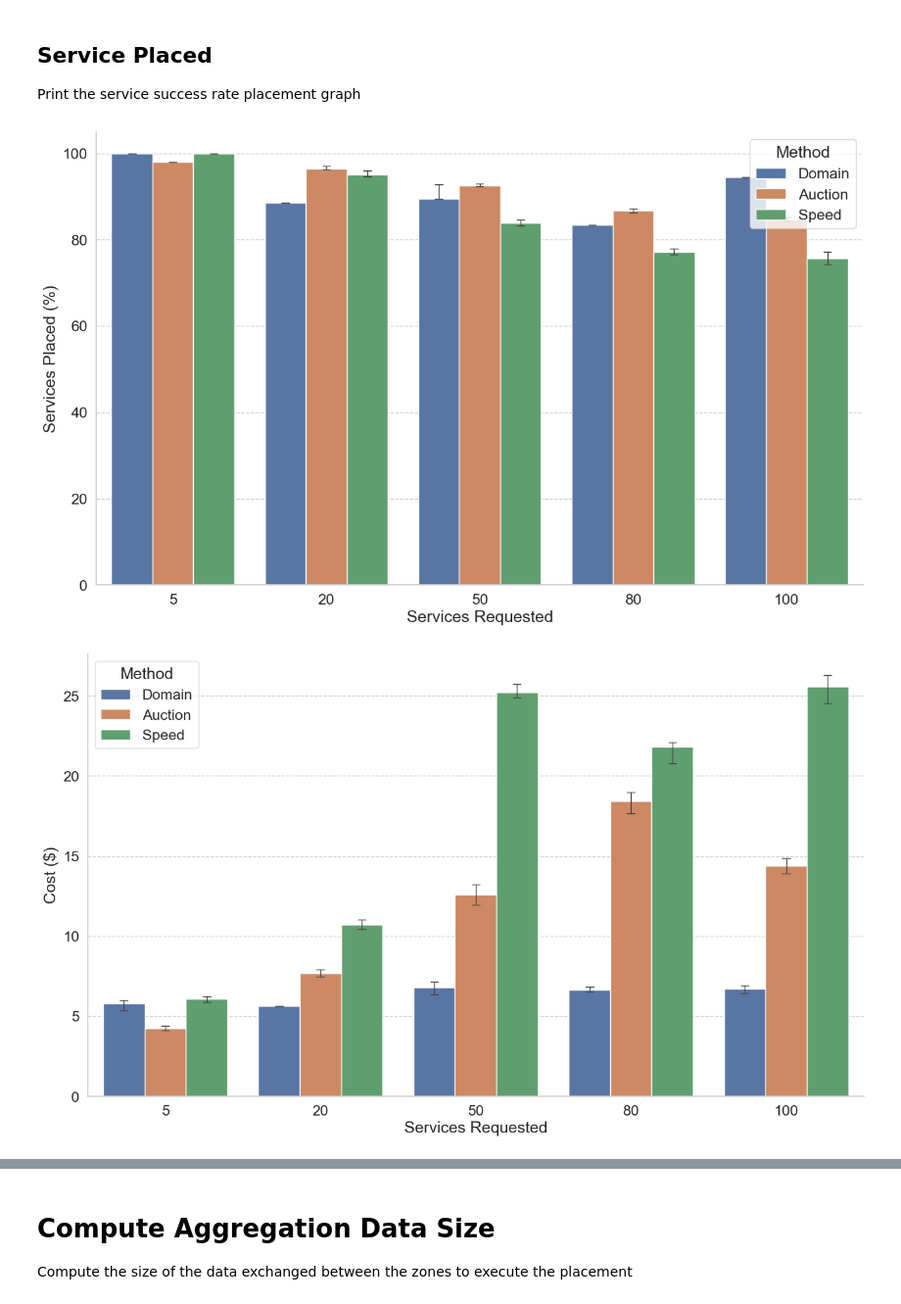
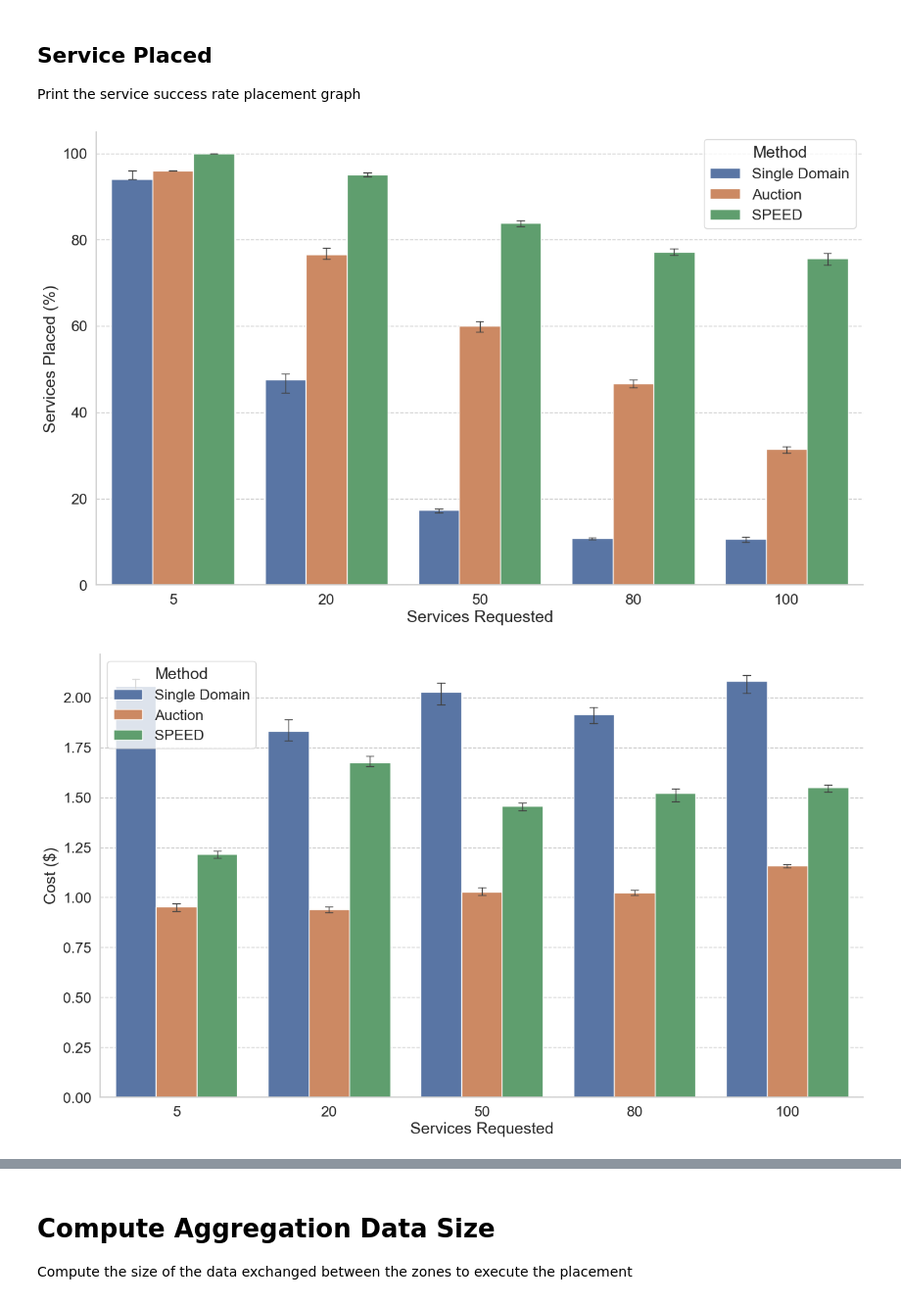
Before and after one commit to anselmobattisti/speed, a Jupyter notebook: experiments/A1/notebook/notebook.ipynb, the cells around one changed output, grey strips where cells are left out. Shown: that part at 98% size. Saved outputs shown, nothing was run; the diff lists cells and outputs as text; code cells hidden in the pictures.

```diff
--- a/experiments/A1/notebook/notebook.ipynb
+++ b/experiments/A1/notebook/notebook.ipynb
@@ -17,11 +17,7 @@ path_results = "../logs"
 
 hue_order = ["Domain", "Auction", "Speed"]
 
-labels = {
-    "Domain": "Single",
-    "Auction": "Auction",
-    "Speed": "SPEED"
-}
+hue_label = ["Single Domain", "Auction", "SPEED"]
 
 # hue_order = ["Random", "Domain", "Auction", "Speed"]
 
@@ -54,8 +50,10 @@ def load_data():
                 proc_data = pd.read_csv(exp_file, sep=';')
 
                 proc_data.replace("PLACEMENT_SUCCESS", "SUCCESS", inplace=True)
+                proc_data.replace("PLACEMENT_FAIL", "FAIL", inplace=True)
 
-                proc_data.replace("PLACEMENT_FAIL", "FAIL", inplace=True)
+                if alg == "Domain":
+                    alg = "Single Domain"
 
                 requests.append(connect_dataframe(
                     proc_data,
@@ -71,6 +69,9 @@ def load_data():
 
                 proc_data1 = pd.read_csv(exp_file, sep=';')
 
+                if alg == "Speed":
+                    alg = "SPEED"
+
                 requests.append(connect_dataframe(
                     proc_data1,
                     int(aux[0]),
@@ -79,13 +80,13 @@ def load_data():
                 ))
 
                 # data aggregation
-                # proc_data2 = pd.read_csv(exp_file2, sep=';')
-                # data_aggregation.append(connect_dataframe(
-                #     proc_data2,
-                #     int(aux[0]),
-                #     alg,
-                #     int(aux[1]),
-                # ))
+                proc_data2 = pd.read_csv(exp_file2, sep=';')
+                data_aggregation.append(connect_dataframe(
+                    proc_data2,
+                    int(aux[0]),
+                    alg,
+                    int(aux[1]),
+                ))
 
     o = list(num_requests.keys())
 
@@ -99,4 +100,4 @@ def load_data():
 
 # pd.set_option('display.max_rows', 20)
 aux = load_data()
-display(aux)
+# display(aux)
@@ -200,7 +179,7 @@ g = sns.catplot(
     kind="bar",
     hue="Label",
     order = order,
-    hue_order=hue_order,
+    hue_order=hue_label,
     x="Num_Requests",
     y="SUCCESS",
     capsize=.05,
@@ -219,7 +198,7 @@ plt.show()
 
 g.figure.savefig(fname='./services_placed.pdf', transparent=False, pad_inches=0.3, bbox_inches='tight')
 # %% [output]
-[figure, old version]
+[figure, new version]
 # %%
 def process_data_cost():
     data = load_data()
@@ -234,7 +213,7 @@ def process_data_cost():
 
     res = pd.concat(services_processed)
 
-    grouped_data = res.groupby(['Label', 'Num_Requests','Round']).sum(['Cost']).reset_index()
+    grouped_data = res.groupby(['Label', 'Num_Requests','Round']).mean(['Cost']).reset_index()
 
     grouped_data["cost_dollar"] = (grouped_data['Cost'] / 1000)
     # grouped_data["cost_dollar"] = (grouped_data['Cost'] / 1)
@@ -252,35 +231,35 @@ sns.color_palette("rocket")
 
 loaded_data = load_data()
 
 order = sorted(loaded_data['order'])
 
 df_summed = process_data_cost()
 
 g = sns.catplot(
     data=df_summed,
     kind="bar",
     hue="Label",
     order = order,
-    hue_order=hue_order,
+    hue_order=hue_label,
     x="Num_Requests",
     y="cost_dollar",
     capsize=.05,
     errwidth=1,
     errorbar=('ci', 20),
     legend_out=False
 )
 
 g.fig.set_figheight(9)
 g.fig.set_figwidth(16)
 
 g.set_axis_labels("Services Requested", "Cost ($)")
 plt.legend(loc='upper left', title='Method')
 
 plt.show()
 
 g.figure.savefig(fname='./services_cost.pdf', transparent=False, pad_inches=0.3, bbox_inches='tight')
 # %% [output]
-[figure, old version]
+[figure, new version]
 # %%
 def process_data_placement_time():
     data = load_data()
```
Also changed, not shown: parts of 6 cells of this notebook, 2 other files.
